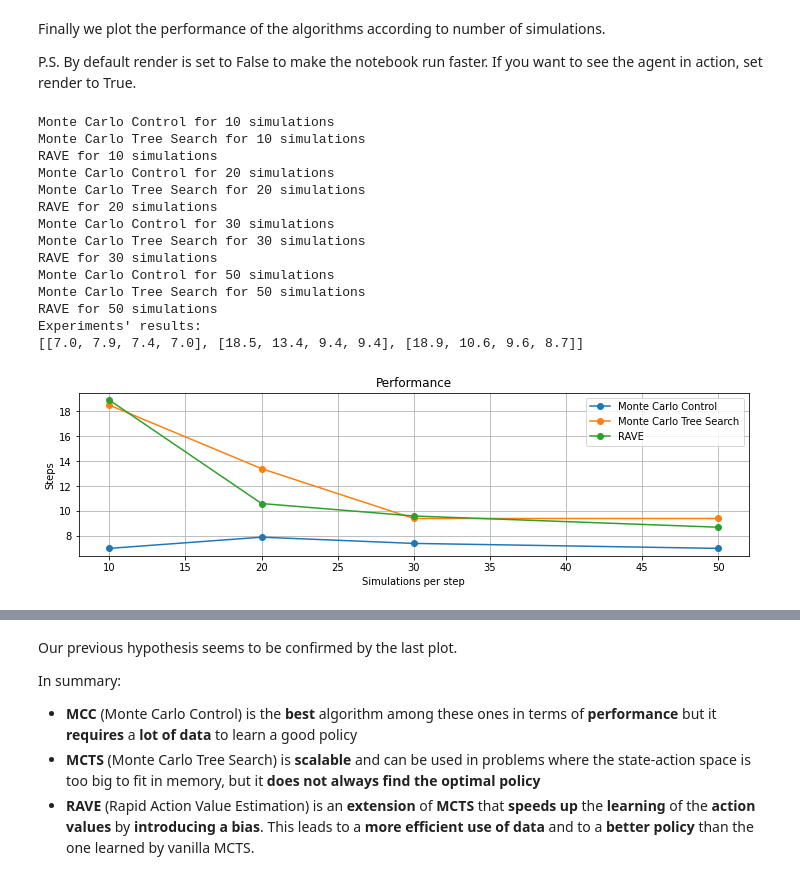
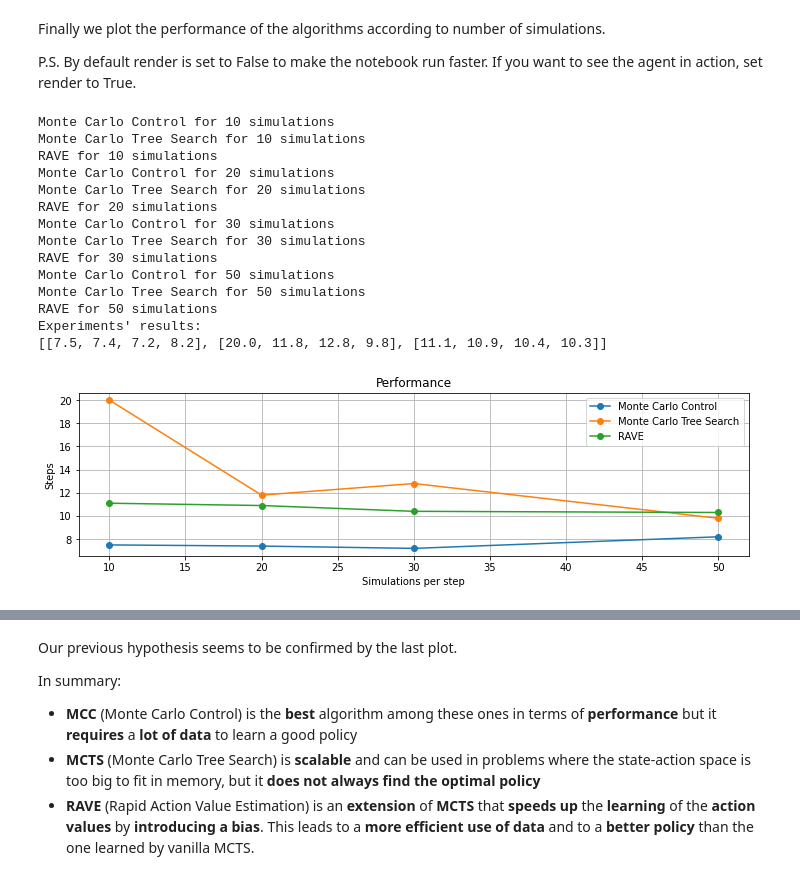
Before and after one commit to GabrieleSerussi/mcts, a Jupyter notebook: Monte_Carlo_Control_and_MCTS.ipynb, the cells around one changed output, grey strips where cells are left out. Saved outputs shown, nothing was run; the diff lists cells and outputs as text; code cells hidden in the pictures.

```diff
--- a/Monte_Carlo_Control_and_MCTS.ipynb
+++ b/Monte_Carlo_Control_and_MCTS.ipynb
@@ -954,24 +954,24 @@ P.S. By default render is set to False to make the notebook run faster. If you w
 # %%
 # Uncomment to execute the code (it takes around 16 minutes)
 
-# problem={"taxi_pos":(0,0),"passenger_pos":(3,3),"domain_map":DEFAULT_MAP}
-# results = plot_steps_per_simulations("new_comparison_mcc_vs_mcts_vs_rave.png", problem, ["Monte Carlo Control", "Monte Carlo Tree Search", "RAVE"],[10,20,30,50],10)
+problem={"taxi_pos":(0,0),"passenger_pos":(3,3),"domain_map":DEFAULT_MAP}
+results = plot_steps_per_simulations("new_comparison_mcc_vs_mcts_vs_rave.png", problem, ["Monte Carlo Control", "Monte Carlo Tree Search", "RAVE"],[10,20,30,50],10)
 # %% [output]
 Monte Carlo Control for 10 simulations
 Monte Carlo Tree Search for 10 simulations
 RAVE for 10 simulations
 Monte Carlo Control for 20 simulations
 Monte Carlo Tree Search for 20 simulations
 RAVE for 20 simulations
 Monte Carlo Control for 30 simulations
 Monte Carlo Tree Search for 30 simulations
 RAVE for 30 simulations
 Monte Carlo Control for 50 simulations
 Monte Carlo Tree Search for 50 simulations
 RAVE for 50 simulations
 Experiments' results:
-[[7.0, 7.9, 7.4, 7.0], [18.5, 13.4, 9.4, 9.4], [18.9, 10.6, 9.6, 8.7]]
+[[7.5, 7.4, 7.2, 8.2], [20.0, 11.8, 12.8, 9.8], [11.1, 10.9, 10.4, 10.3]]
-[figure, old version]
+[figure, new version]
 # %% [markdown]
 ![comparison](https://raw.githubusercontent.com/GabrieleSerussi/mcts/main/new_comparison_mcc_vs_mcts_vs_rave.png)
 # %% [markdown]
```
